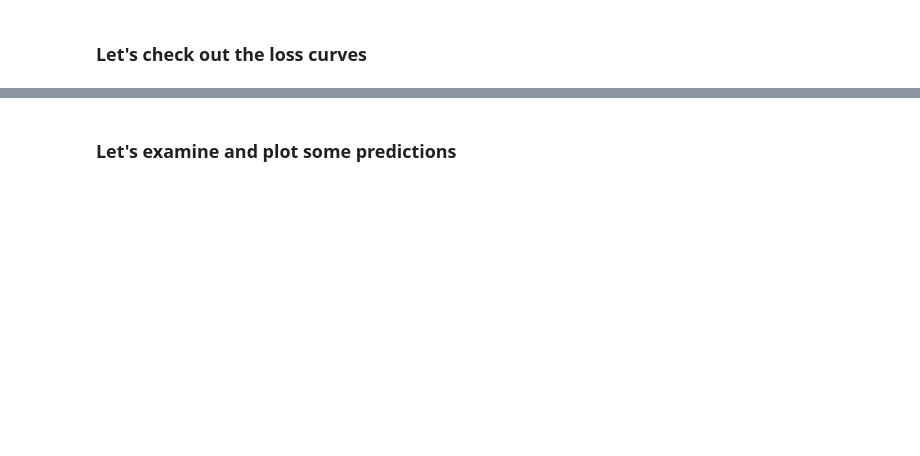
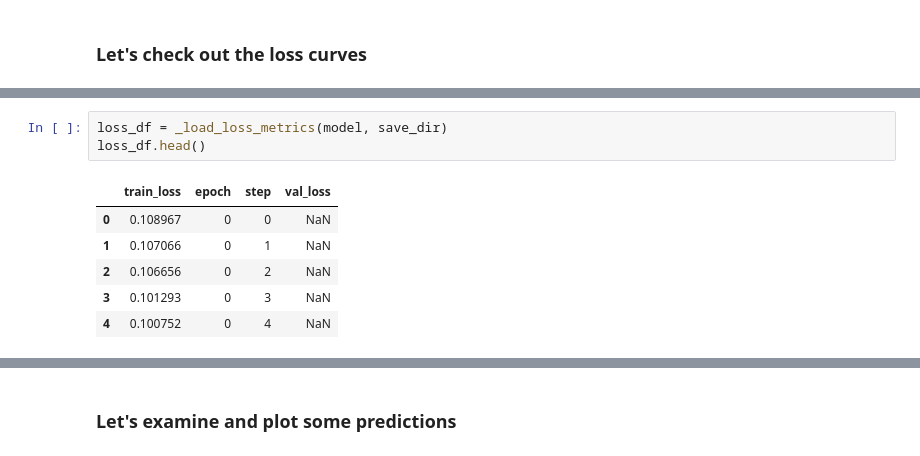
Before and after one commit to mvinyard/lightning-tutorial, a Jupyter notebook: notebooks/tutorial_nb.02.LightningClassifier.ipynb, the cells around one changed output, grey strips where cells are left out. Saved outputs shown, nothing was run; the diff lists cells and outputs as text; blank space fills up the shorter version.

```diff
--- a/notebooks/tutorial_nb.02.LightningClassifier.ipynb
+++ b/notebooks/tutorial_nb.02.LightningClassifier.ipynb
@@ -226,0 +214,10 @@ loss_df.head()
+# %%
+loss_df = _load_loss_metrics(model, save_dir)
+loss_df.head()
+# %% [output]
+|  | train_loss | epoch | step | val_loss |
+| 0 | 0.108967 | 0 | 0 | NaN |
+| 1 | 0.107066 | 0 | 1 | NaN |
+| 2 | 0.106656 | 0 | 2 | NaN |
+| 3 | 0.101293 | 0 | 3 | NaN |
+| 4 | 0.100752 | 0 | 4 | NaN |
```
Also changed, not shown: parts of 14 cells of this notebook.
